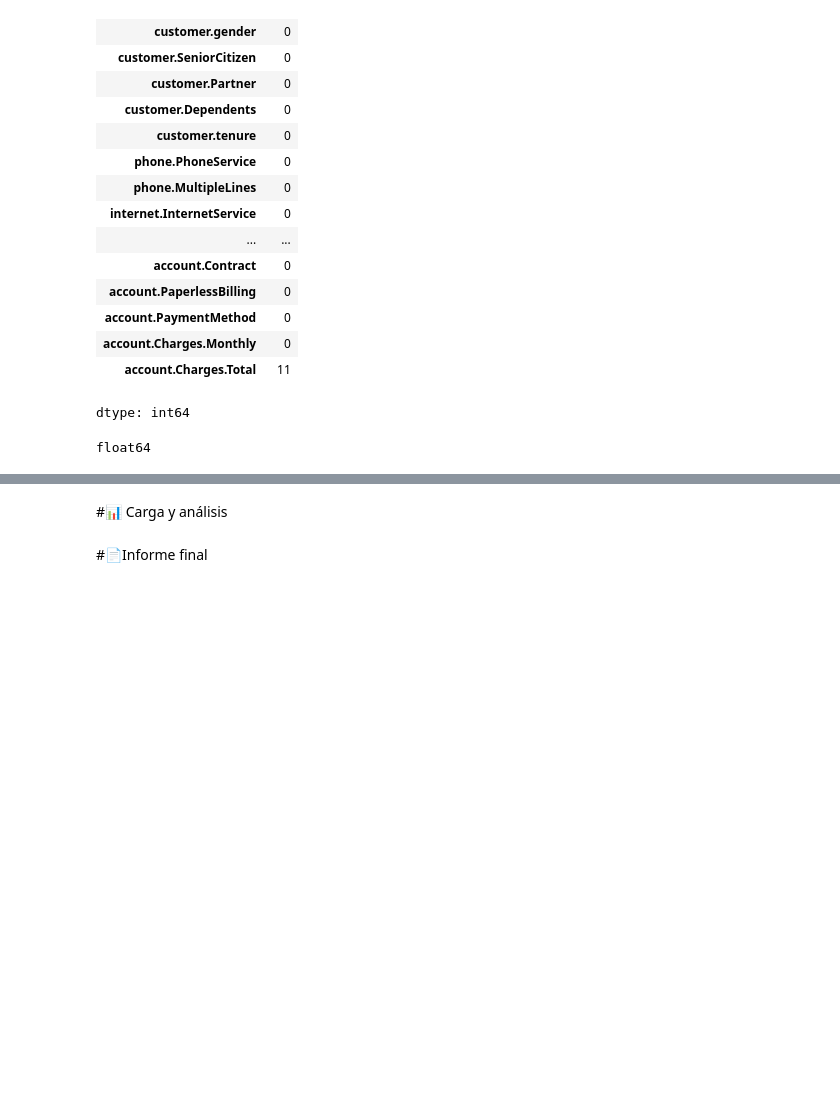
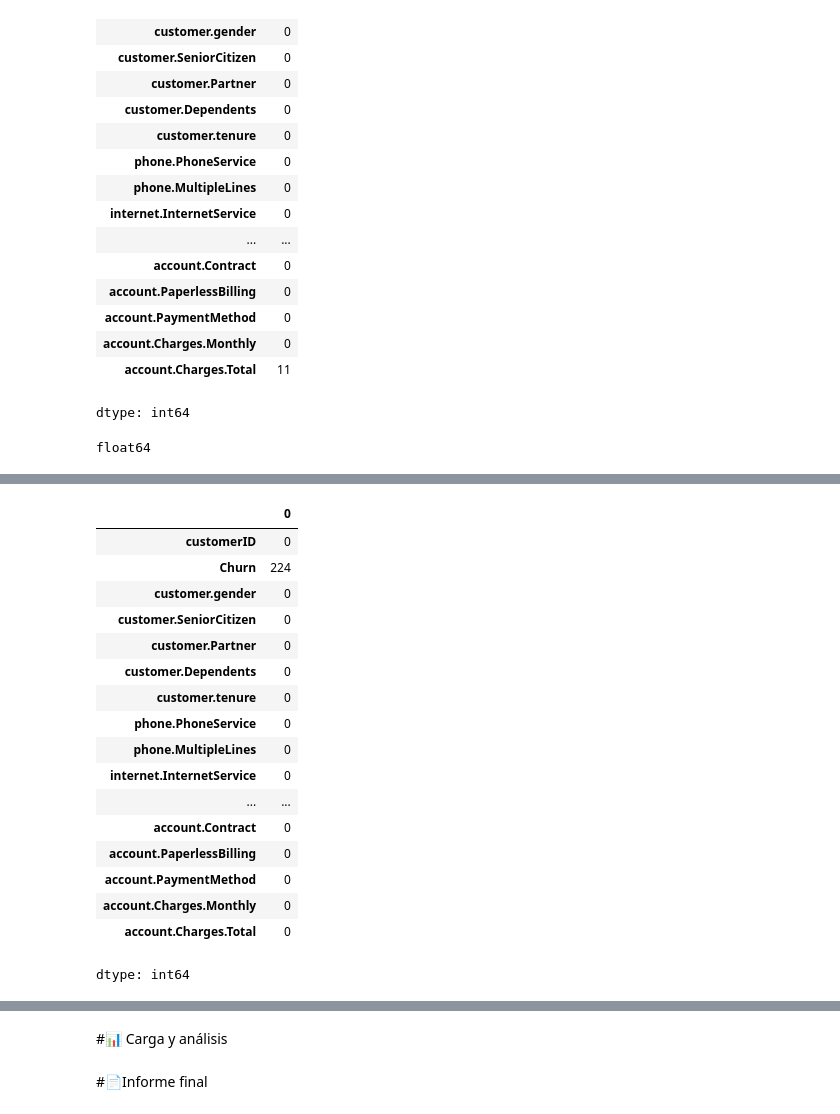
Before and after one commit to Melcortesaguilera/Desafio_Alura_Telecomx, a Jupyter notebook: TelecomX_Analisis_de_Evasion_de_Clientes.ipynb, the cells around one changed output, grey strips where cells are left out. Drawn from its saved outputs; the diff is of its cells as text; code cells hidden in the pictures; blank space fills up the shorter version.

```diff
--- a/TelecomX_Analisis_de_Evasion_de_Clientes.ipynb
+++ b/TelecomX_Analisis_de_Evasion_de_Clientes.ipynb
@@ -154,0 +154,22 @@ KeyError: 'customer'
+# %%
+#verificmos modificaciones.
+df_plano.apply(lambda x: x.astype(str).str.strip() == '').sum()
+# %% [output]
+|  | 0 |
+| customerID | 0 |
+| Churn | 224 |
+| customer.gender | 0 |
+| customer.SeniorCitizen | 0 |
+| customer.Partner | 0 |
+| customer.Dependents | 0 |
+| customer.tenure | 0 |
+| phone.PhoneService | 0 |
+| phone.MultipleLines | 0 |
+| internet.InternetService | 0 |
+| ... | ... |
+| account.Contract | 0 |
+| account.PaperlessBilling | 0 |
+| account.PaymentMethod | 0 |
+| account.Charges.Monthly | 0 |
+| account.Charges.Total | 0 |
+dtype: int64
```
Also changed, not shown: parts of 7 cells of this notebook.
